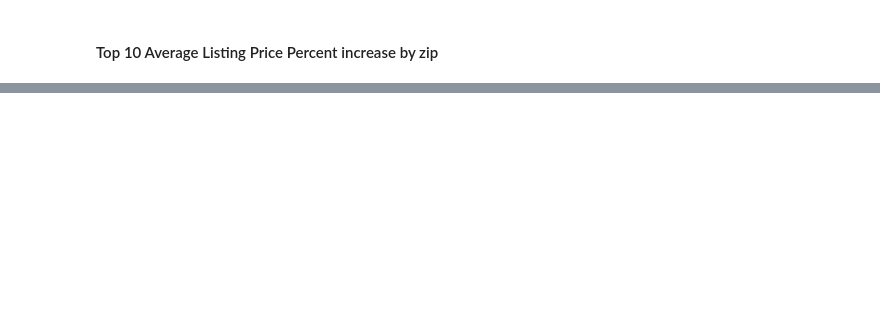
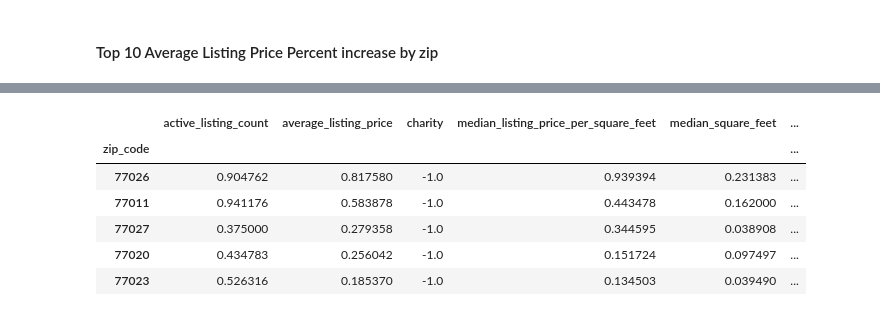
Before and after one commit to dovu93/Real_Estate_Investment_Identifier, a Jupyter notebook: Notebooks/analysis_visualization1_dan.ipynb, the cells around one changed output, grey strips where cells are left out. Cells and saved outputs as stored; diff of their text form; code cells hidden in the pictures; blank space fills up the shorter version.

```diff
--- a/Notebooks/analysis_visualization1_dan.ipynb
+++ b/Notebooks/analysis_visualization1_dan.ipynb
@@ -564,0 +640,34 @@ plot_top10_avg_list_price_pctchg_cumprod
+# %%
+# iterate through each zip
+new_combined_by_zip = pd.DataFrame()
+new_pct_chg_by_zip = pd.DataFrame()
+combined_zip_cumprod_df = pd.DataFrame()
+
+for zc, df in combined_zipdate_df.groupby(level=0):
+
+    pct_chg = df.loc[zc].pct_change().fillna(value=0)
+    pct_chg.replace([np.inf, -np.inf], 0, inplace=True)
+
+    cumprod = (1 + pct_chg).cumprod() - 1
+
+    row = cumprod.iloc[-1]
+    row.fillna(value=0, inplace=True)
+    row.replace([np.inf, -np.inf], 0, inplace=True)
+
+    row['zip_code'] = zc
+    combined_zip_cumprod_df = combined_zip_cumprod_df.append(row)
+
+
+combined_zip_cumprod_df.set_index(combined_zip_cumprod_df['zip_code'],inplace=True)
+combined_zip_cumprod_df.index = combined_zip_cumprod_df.index.astype(int)
+del combined_zip_cumprod_df['zip_code']
+
+combined_zip_cumprod_df.sort_values(by=['median_listing_price_per_square_feet'], ascending=False).head()
+# %% [output]
+|  | active_listing_count | average_listing_price | charity | median_listing_price_per_square_feet | median_square_feet | ... |
+| zip_code |  |  |  |  |  | ... |
+| 77026 | 0.904762 | 0.817580 | -1.0 | 0.939394 | 0.231383 | ... |
+| 77011 | 0.941176 | 0.583878 | -1.0 | 0.443478 | 0.162000 | ... |
+| 77027 | 0.375000 | 0.279358 | -1.0 | 0.344595 | 0.038908 | ... |
+| 77020 | 0.434783 | 0.256042 | -1.0 | 0.151724 | 0.097497 | ... |
+| 77023 | 0.526316 | 0.185370 | -1.0 | 0.134503 | 0.039490 | ... |
```
Also changed, not shown: parts of 12 cells of this notebook.
